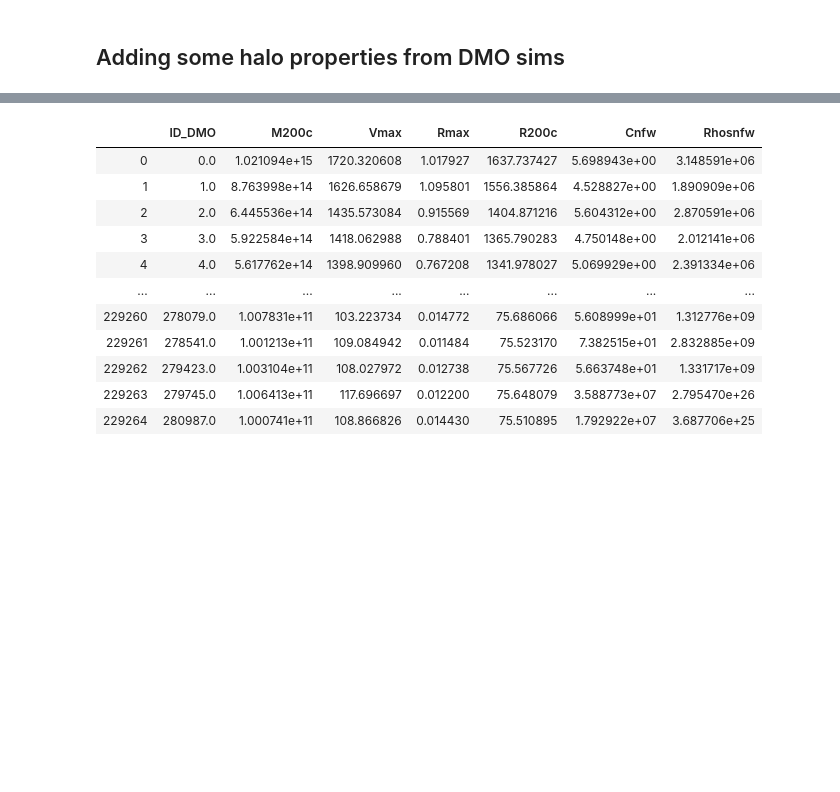
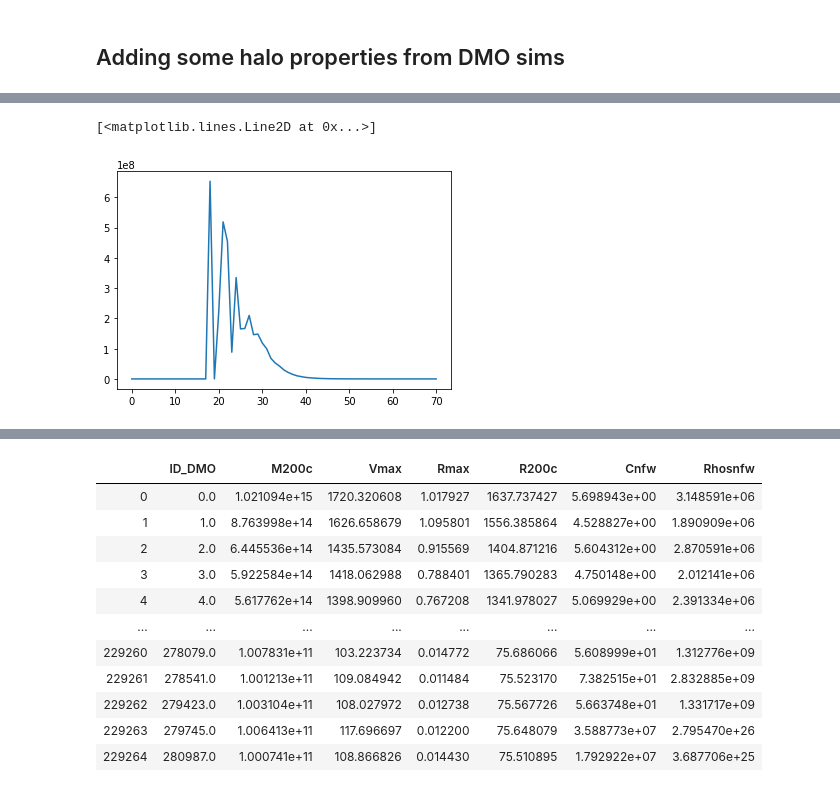
Before and after one commit to florpi/GaHaCo, a Jupyter notebook: notebooks/data_EDA.ipynb, the cells around one changed output, grey strips where cells are left out. Saved outputs shown, nothing was run; the diff lists cells and outputs as text; code cells hidden in the pictures; blank space fills up the shorter version.

```diff
--- a/notebooks/data_EDA.ipynb
+++ b/notebooks/data_EDA.ipynb
@@ -76,0 +94,5 @@ Text(0.5,0,'Number of hydro haloes matched to the same DMO halo')
+# %%
+plt.plot(dm_den_profile[:,halo])
+# %% [output]
+[<matplotlib.lines.Line2D at 0x...>]
+[figure, added]
```
Also changed, not shown: parts of 4 cells of this notebook, 3 other files.
